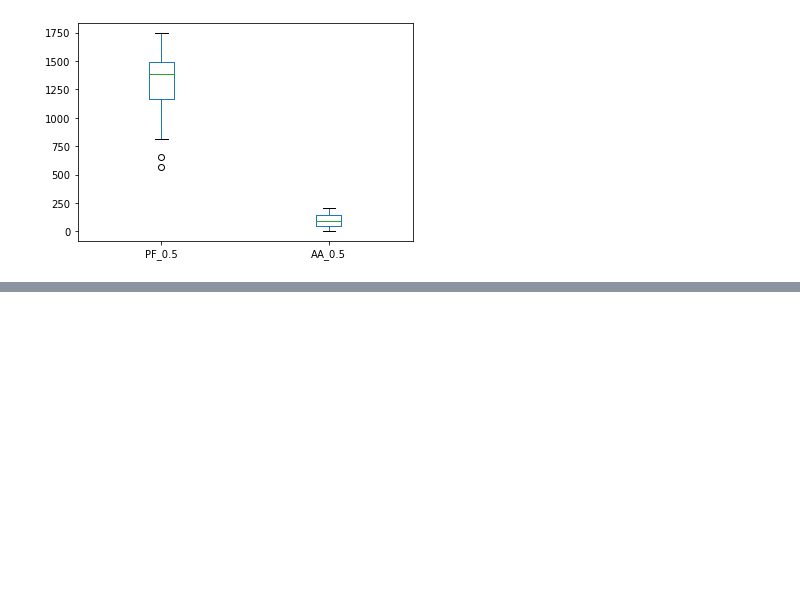
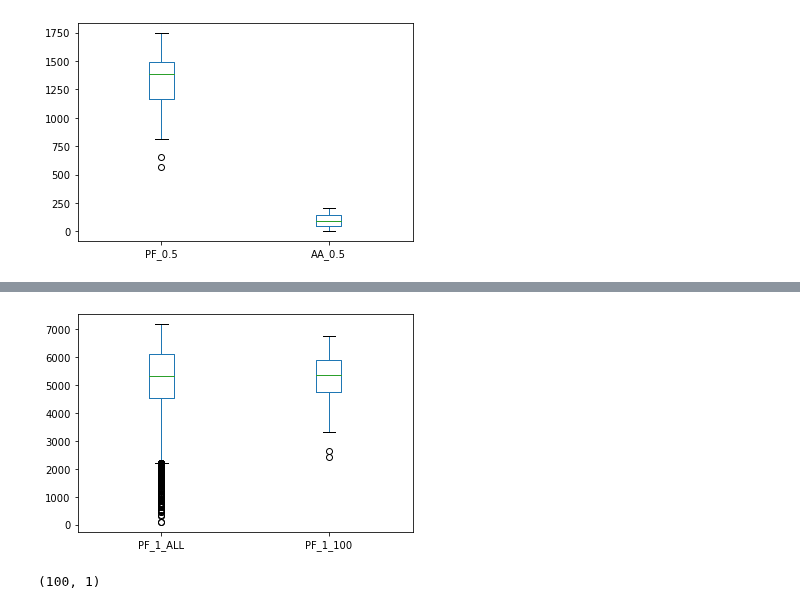
Before and after one commit to CNS-OIST/pycabnn, a Jupyter notebook: notebooks/RunMLIwithNeuron.ipynb, the cells around one changed output, grey strips where cells are left out. Drawn from its saved outputs; the diff is of its cells as text; code cells hidden in the pictures; blank space fills up the shorter version.

```diff
--- a/notebooks/RunMLIwithNeuron.ipynb
+++ b/notebooks/RunMLIwithNeuron.ipynb
@@ -629,0 +820,14 @@ ax = df.plot.box()
+# %%
+d = {'PF_1_ALL': pf1All_nSource, 'PF_1_100': pf1_nSource}
+df = pd.concat([pd.DataFrame(v, columns=[k]) for k, v in d.items()], axis=1)
+
+#print(df)
+ax = df.plot.box()
+# %% [output]
+[figure, added]
+# %%
+aa1_nSource=np.array([nsource_aa1])
+aa1_nSource=np.reshape(aa1_nSource, [100, 1])
+aa1_nSource.shape
+# %% [output]
+(100, 1)
```
Also changed, not shown: parts of 39 cells of this notebook.
